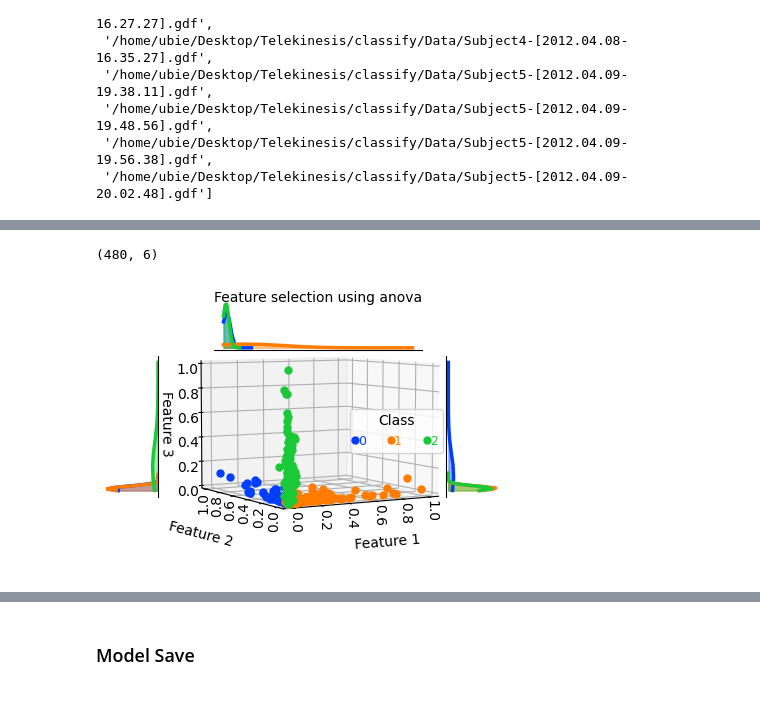
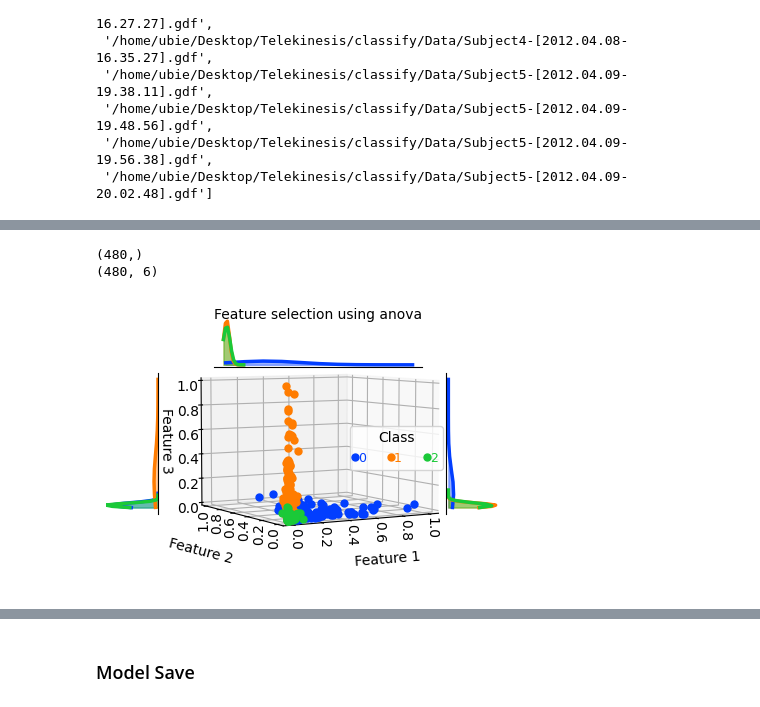
Before and after one commit to Nich0l3/Telekinesis, a Jupyter notebook: classify/Code/Python/model_training.ipynb, the cells around one changed output, grey strips where cells are left out. Cells and saved outputs as stored; diff of their text form; code cells hidden in the pictures.

Commit message:
eeg svm classifier complete

```diff
--- a/classify/Code/Python/model_training.ipynb
+++ b/classify/Code/Python/model_training.ipynb
@@ -169,17 +173,29 @@ Plot_features.plot_features(features_extraction, labels, title, location_legend=
 [figure]
+# %%
+feature_selection_path='/home/ubie/Desktop/Telekinesis/classify/Code/Python/feature_selector.joblib'
+
+def feature_selection(data, labels):
+    selector = SelectKBest(score_func=f_classif, k=6)
+    selected_features = selector.fit_transform(data, labels)
+    joblib.dump(selector, feature_selection_path)
+    return selected_features
 # %%
-num_features = 24
+num_features = 24                  # pick any random high number it's result won't go beyond its limits :)
 n_neighbors_MI = 5                 # Number of neighbors to consider for mutual information calculation.
 L1_Parameter = 0.2                 # Parameter value for L1 regularization.
 threshold_var = 0.001              # The threshold used for variance thresholding.
 type_feature_selection = "anova"   # var, anova, mi, ufs, rfe, rf, l1fs, tfs, fs, ffs, bfs
 title = f"Feature selection using {type_feature_selection}"
 
-features = Feature_selections.feature_selecions(features_extraction, labels, num_features,threshold_var,
-                                                         n_neighbors_MI, L1_Parameter, type_feature_selection)
+print(labels.shape)
 
+#features = Feature_selections.feature_selecions(features_extraction, labels, num_features,threshold_var, n_neighbors_MI, L1_Parameter, type_feature_selection)
+
+
+features = feature_selection(features_extraction, labels)
 print(features.shape)
 Plot_features.plot_features(features, labels, title, location_legend=5, fig_size=(4, 3))
 # %% [output]
+(480,)
 (480, 6)
-[figure, old version]
+[figure, new version]
```
Also changed, not shown: parts of 9 cells of this notebook, 16 other files.
